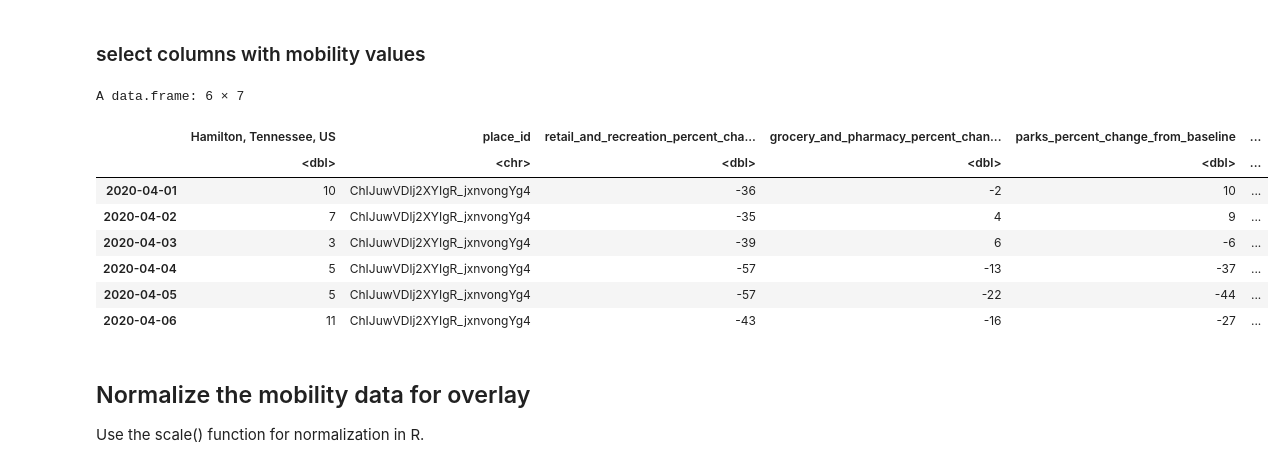
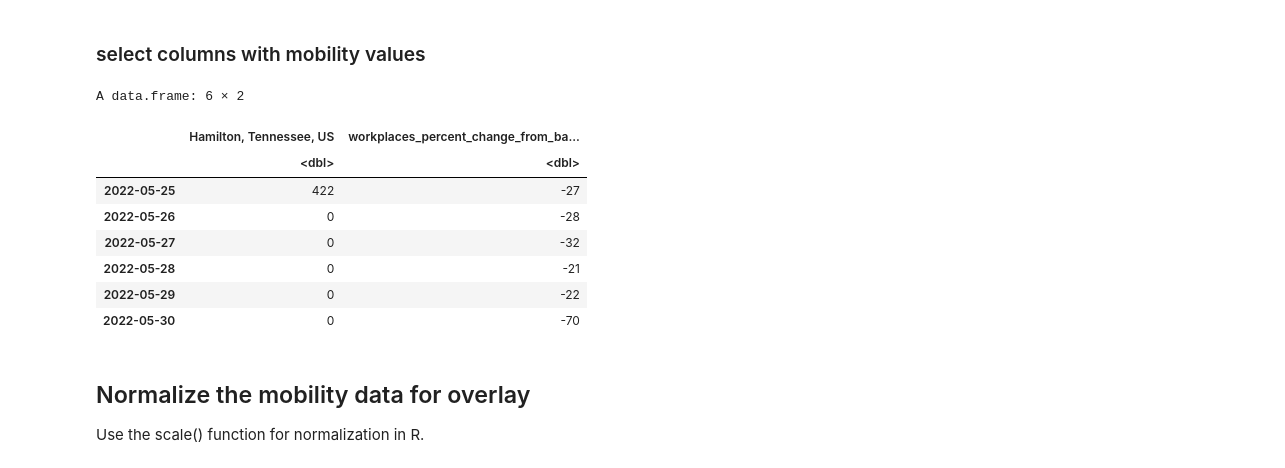
Before and after one commit to hongqin/R_COVID19_student_bootcamp2022June, a Jupyter notebook: R_coding_bootcamp_2022June.ipynb, the cells around one changed output. Cells and saved outputs as stored; diff of their text form; code cells hidden in the pictures.

```diff
--- a/R_coding_bootcamp_2022June.ipynb
+++ b/R_coding_bootcamp_2022June.ipynb
@@ -894,18 +899,18 @@ print( paste( "There are ", length(tb_GMCovidmycounty[1,]), "columns"))
 # %% [markdown]
 ### select columns with mobility values
 # %%
-tb_GMCovidmycounty2  <- tb_GMCovidmycounty  %>% dplyr::select(2, 10:15 ) # select values columns
-head(tb_GMCovidmycounty2 )
+tb_GMCovidmycounty2  <- tb_GMCovidmycounty  %>% dplyr::select(2, "workplaces_percent_change_from_baseline" ) # select values columns
+tail(tb_GMCovidmycounty2 )
 # %% [output]
-A data.frame: 6 × 7
+A data.frame: 6 × 2
-|  | Hamilton, Tennessee, US | place_id | retail_and_recreation_percent_cha... | grocery_and_pharmacy_percent_chan... | parks_percent_change_from_baseline | ... |
-|  | <dbl> | <chr> | <dbl> | <dbl> | <dbl> | ... |
-| 2020-04-01 | 10 | ChIJuwVDlj2XYIgR_jxnvongYg4 | -36 | -2 | 10 | ... |
-| 2020-04-02 | 7 | ChIJuwVDlj2XYIgR_jxnvongYg4 | -35 | 4 | 9 | ... |
-| 2020-04-03 | 3 | ChIJuwVDlj2XYIgR_jxnvongYg4 | -39 | 6 | -6 | ... |
-| 2020-04-04 | 5 | ChIJuwVDlj2XYIgR_jxnvongYg4 | -57 | -13 | -37 | ... |
-| 2020-04-05 | 5 | ChIJuwVDlj2XYIgR_jxnvongYg4 | -57 | -22 | -44 | ... |
-| 2020-04-06 | 11 | ChIJuwVDlj2XYIgR_jxnvongYg4 | -43 | -16 | -27 | ... |
+|  | Hamilton, Tennessee, US | workplaces_percent_change_from_ba... |
+|  | <dbl> | <dbl> |
+| 2022-05-25 | 422 | -27 |
+| 2022-05-26 | 0 | -28 |
+| 2022-05-27 | 0 | -32 |
+| 2022-05-28 | 0 | -21 |
+| 2022-05-29 | 0 | -22 |
+| 2022-05-30 | 0 | -70 |
 # %% [markdown]
 ## Normalize the mobility data for overlay
 
```
Also changed, not shown: parts of 6 cells of this notebook.
